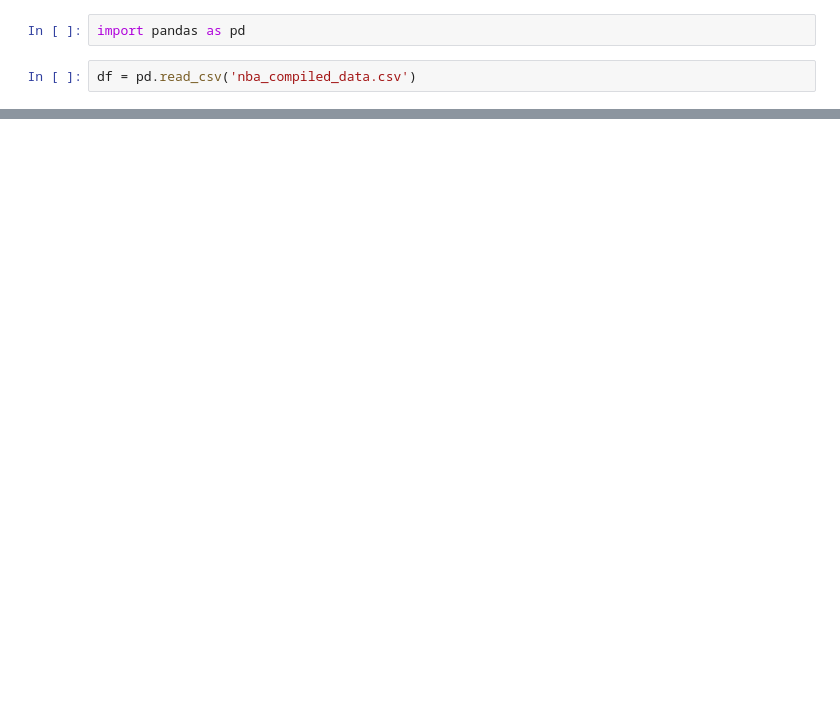
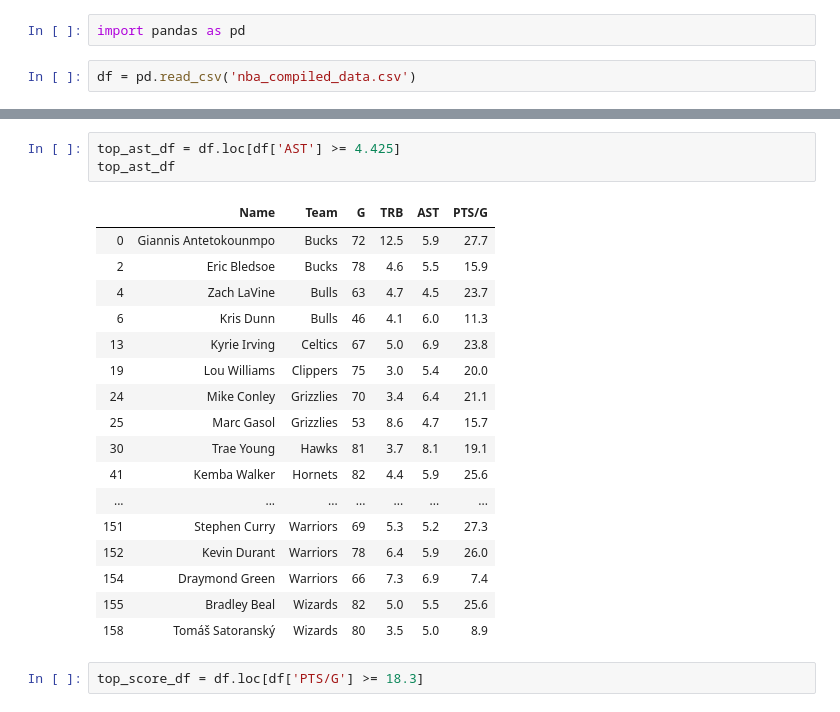
Before and after one commit to DanjoSix/nba-team-top-3-2018-19, a Jupyter notebook: .ipynb, the cells around one changed output, grey strips where cells are left out. Cells and saved outputs as stored; diff of their text form; blank space fills up the shorter version.

```diff
--- a/.ipynb
+++ b/.ipynb
@@ -33,0 +90,23 @@ df
+# %%
+top_ast_df = df.loc[df['AST'] >= 4.425]
+top_ast_df
+# %% [output]
+|  | Name | Team | G | TRB | AST | PTS/G |
+| 0 | Giannis Antetokounmpo | Bucks | 72 | 12.5 | 5.9 | 27.7 |
+| 2 | Eric Bledsoe | Bucks | 78 | 4.6 | 5.5 | 15.9 |
+| 4 | Zach LaVine | Bulls | 63 | 4.7 | 4.5 | 23.7 |
+| 6 | Kris Dunn | Bulls | 46 | 4.1 | 6.0 | 11.3 |
+| 13 | Kyrie Irving | Celtics | 67 | 5.0 | 6.9 | 23.8 |
+| 19 | Lou Williams | Clippers | 75 | 3.0 | 5.4 | 20.0 |
+| 24 | Mike Conley | Grizzlies | 70 | 3.4 | 6.4 | 21.1 |
+| 25 | Marc Gasol | Grizzlies | 53 | 8.6 | 4.7 | 15.7 |
+| 30 | Trae Young | Hawks | 81 | 3.7 | 8.1 | 19.1 |
+| 41 | Kemba Walker | Hornets | 82 | 4.4 | 5.9 | 25.6 |
+| ... | ... | ... | ... | ... | ... | ... |
+| 151 | Stephen Curry | Warriors | 69 | 5.3 | 5.2 | 27.3 |
+| 152 | Kevin Durant | Warriors | 78 | 6.4 | 5.9 | 26.0 |
+| 154 | Draymond Green | Warriors | 66 | 7.3 | 6.9 | 7.4 |
+| 155 | Bradley Beal | Wizards | 82 | 5.0 | 5.5 | 25.6 |
+| 158 | Tomáš Satoranský | Wizards | 80 | 3.5 | 5.0 | 8.9 |
+# %%
+top_score_df = df.loc[df['PTS/G'] >= 18.3]
```
Also changed, not shown: parts of 72 cells of this notebook, 17 other files.
